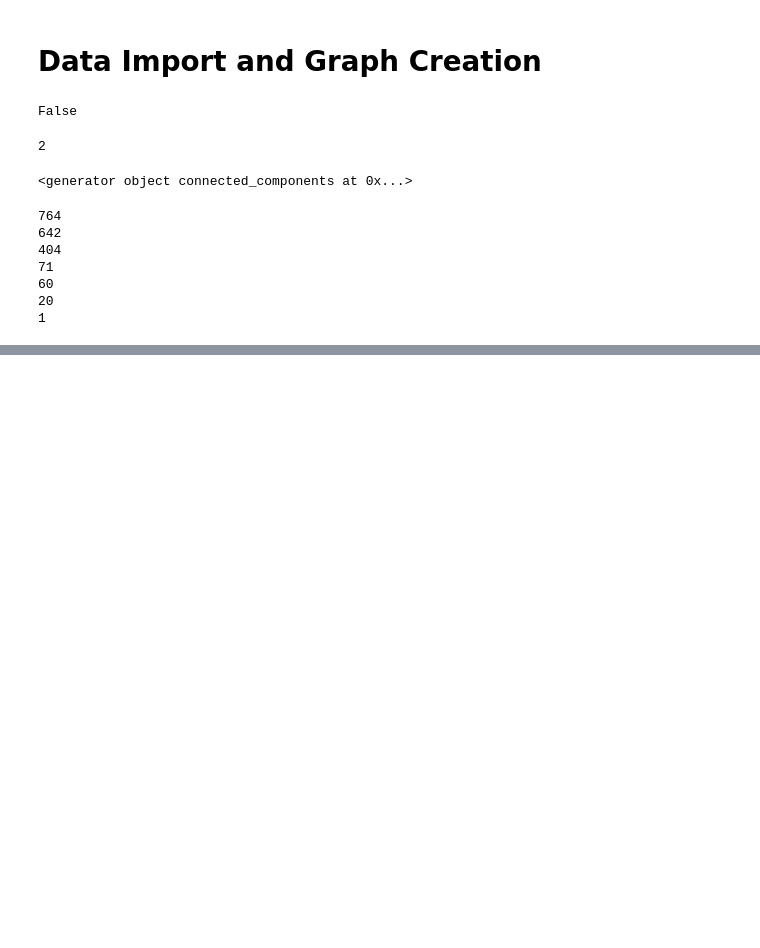
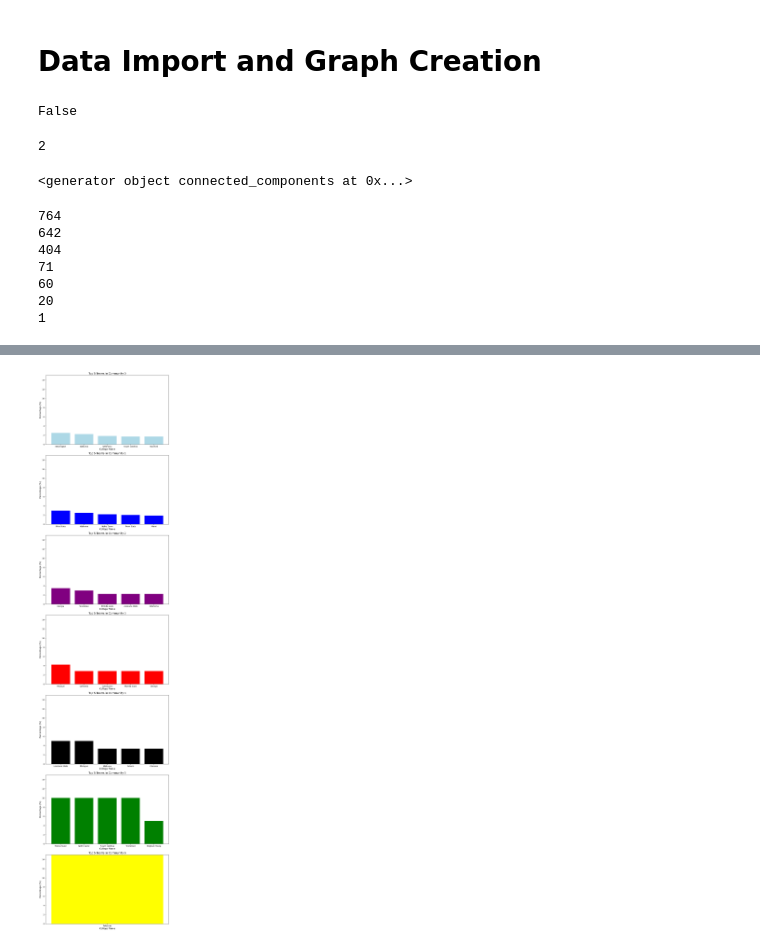
Before and after one commit to SeanGwall/NFL-Network-Analysis, a Jupyter notebook: notebooks/community-detection.ipynb, the cells around one changed output, grey strips where cells are left out. Saved outputs shown, nothing was run; the diff lists cells and outputs as text; code cells hidden in the pictures; blank space fills up the shorter version.

Commit message:
Created graph for each community

```diff
--- a/notebooks/community-detection.ipynb
+++ b/notebooks/community-detection.ipynb
@@ -63,0 +82,19 @@ for community in communities:
+# %%
+# Step 1: Group by community and college_name and count occurrences
+grouped = nodes_df.groupby(['community', 'college_name']).size().reset_index(name='count')
+
+# Step 2: Get the total count for each community
+total_counts = nodes_df.groupby('community').size().reset_index(name='total_count')
+
+# Step 3: Merge to get the total count with the group count
+merged = pd.merge(grouped, total_counts, on='community')
+
+# Step 4: Calculate the percentage
+merged['percentage'] = (merged['count'] / merged['total_count']) * 100
+
+# Step 5: Sort by percentage and get the top 5 for each community
+top_5_teams = merged.sort_values(by=['community', 'percentage'], ascending=[True, False]) \
+                    .groupby('community').head(5)
+
+# Show the result
+print(top_5_teams[['community', 'college_name', 'percentage']])
@@ -63,0 +139,27 @@ for community in communities:
+# %%
+# Step 6: Plot the bar graph for each community
+fig, axes = plt.subplots(nrows=len(top_5_teams['community'].unique()), ncols=1, figsize=(10, 6 * len(top_5_teams['community'].unique())))
+colors = ['lightblue', 'blue', 'purple', 'red', 'black', 'green', 'yellow']
+
+# If there's only one community, make sure axes is not a 2D array
+if len(top_5_teams['community'].unique()) == 1:
+    axes = [axes]
+
+for ax, community in zip(axes, top_5_teams['community'].unique()):
+    # Filter data for each community
+    community_data = top_5_teams[top_5_teams['community'] == community]
+
+    # Plotting
+    ax.bar(community_data['college_name'], community_data['percentage'], color=colors[community])
+
+    # Adding labels and title
+    ax.set_title(f"Top 5 Teams in Community {community}", fontsize=14)
+    ax.set_xlabel('College Name', fontsize=12)
+    ax.set_ylabel('Percentage (%)', fontsize=12)
+    ax.set_ylim(0, 15)  # To ensure the y-axis goes from 0 to 100%
+
+# Adjust layout
+plt.tight_layout()
+plt.show()
+# %% [output]
+[figure, added]
```
Also changed, not shown: parts of 4 cells of this notebook.
